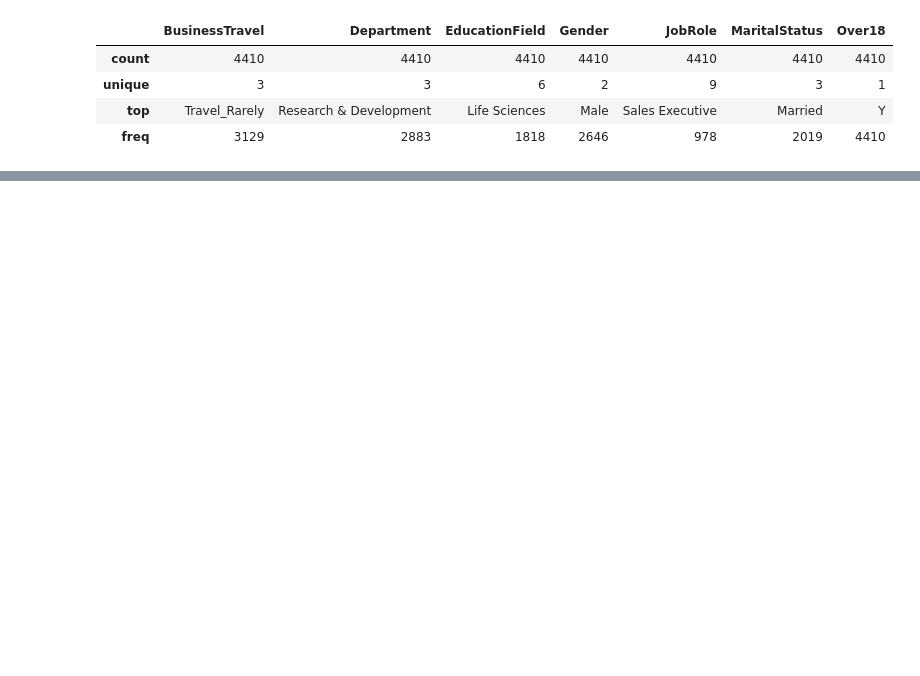
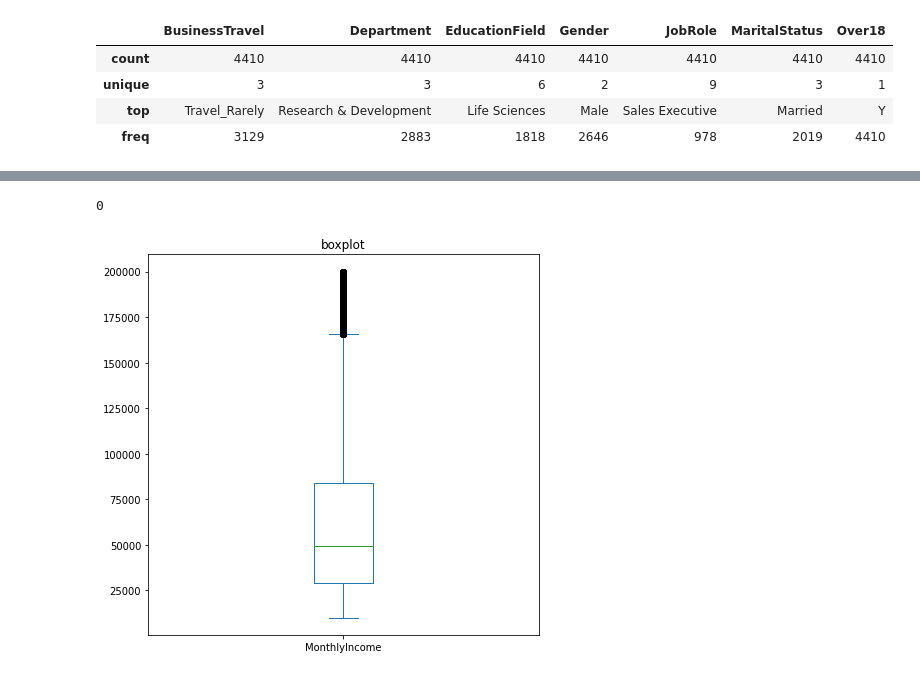
Before and after one commit to IBM-EPBL/IBM-Project-32269-1660208979, a Jupyter notebook: Project Development Phase/Sprint 2/Sprint2.ipynb, the cells around one changed output, grey strips where cells are left out. Cells and saved outputs as stored; diff of their text form; code cells hidden in the pictures; blank space fills up the shorter version.

```diff
--- a/Project Development Phase/Sprint 2/Sprint2.ipynb
+++ b/Project Development Phase/Sprint 2/Sprint2.ipynb
@@ -187,0 +246,8 @@ df.describe(include=['object'])
+# %%
+for col in df[['TotalWorkingYears','NumCompaniesWorked','EnvironmentSatisfaction','JobSatisfaction','WorkLifeBalance']]:
+  mean=df[col].mean()
+  df[col]=df[col].fillna(mean)
+# %%
+df.isnull().sum().sum()
+# %% [output]
+0
@@ -187,0 +257,5 @@ df.describe(include=['object'])
+# %%
+plt.rcParams["figure.figsize"] = [7, 7]
+ax = df['MonthlyIncome'].plot(kind='box', title='boxplot')
+# %% [output]
+[figure, added]
```
Also changed, not shown: parts of 25 cells of this notebook.
